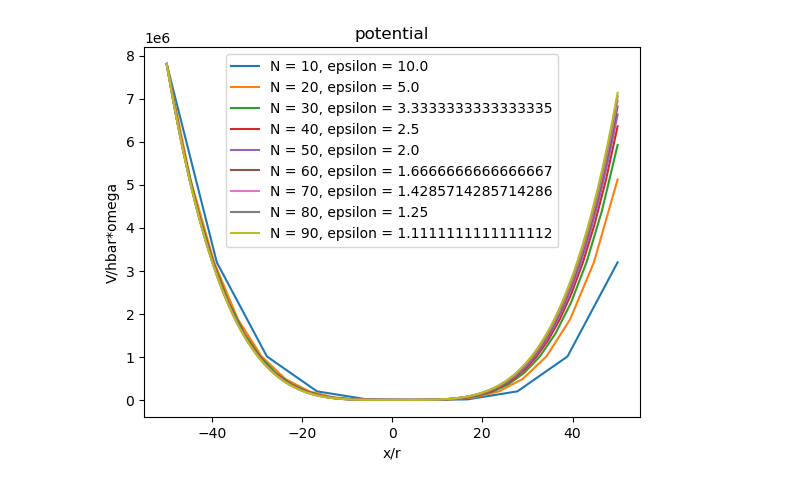
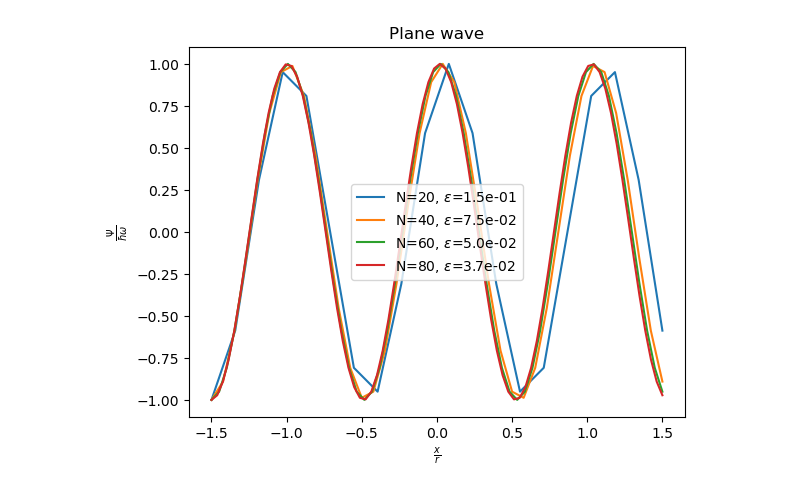
Before and after one commit to Quanta-Dan/comp_phys, a Jupyter notebook: debugging.ipynb, the cells around one changed output. Drawn from its saved outputs; the diff is of its cells as text; code cells hidden in the pictures.

```diff
--- a/debugging.ipynb
+++ b/debugging.ipynb
@@ -1,13 +0,0 @@
-# %%
-import numpy as np
-N = 5
-D = 2
-
-print(x)
-
-
-indices_array = np.where(np.ones_like(x))
-indices_array = list(zip(indices_array[0], indices_array[1]))
-print(indices_array)
-indices_array_2 = np.vdot(indices_array, indices_array)
-print(indices_array_2)
@@ -57,39 +40,37 @@ epsilon
 # %%
+#plot plane wave
 import numpy as np
 import matplotlib.pyplot as plt
-
-plt.title('potential')
-plt.xlabel("x/r")
-plt.ylabel("V/hbar*omega")
-for i in range (1,10):
-    L_over_r = 100
-    N = i*10
+import functions
+from functions import *
+plt.title('Plane wave')
+plt.xlabel(r"$\frac{x}{r}$")
+plt.ylabel(r"$\frac{\Psi}{\hbar\omega}$")
+for i in range (1,5):
+    L_over_r = 3
+    N = i*20
     epsilon = L_over_r/N
     D = 1
-
+    mu = 10
     epsilon_2 = epsilon**2
     functions.N = N
     functions.D = D
-    functions.mu = 10
+    functions.mu = mu
     functions.epsilon_2 = epsilon_2
-    x = np.zeros((N,)*D)
-    psi = np.ones_like(x)
-    potential = potential_function(psi)
+    y = generate_plane_wave((3,))
     x_axis = np.linspace(-N/2,N/2,N)
     x_axis= x_axis*epsilon
 
 
 
-    plt.plot(x_axis, potential, label = f'N = {N}, epsilon = {epsilon}')
+    plt.plot(x_axis, y, label = fr'N={N}, $\epsilon$={epsilon:.1e}')
 
-#a/r in legend
-# L/r
 
 plt.legend()
-#plt.ylim(0,3.5)
+
 plt.show()
 
 
 ###notes: need n array stored as well as n^2 array stored
 # %% [output]
-[figure, old version]
+[figure, new version]
```
Also changed, not shown: parts of 5 cells of this notebook, 3 other files.
